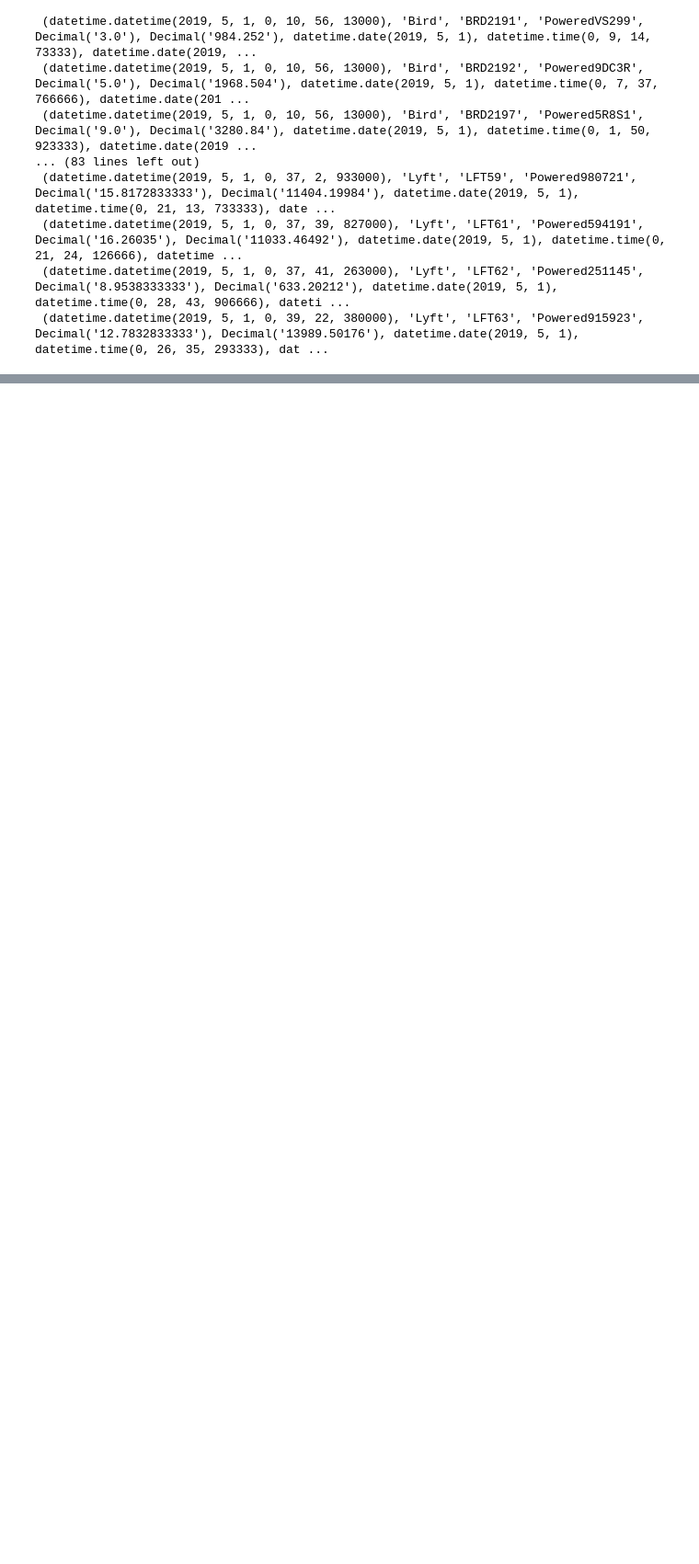
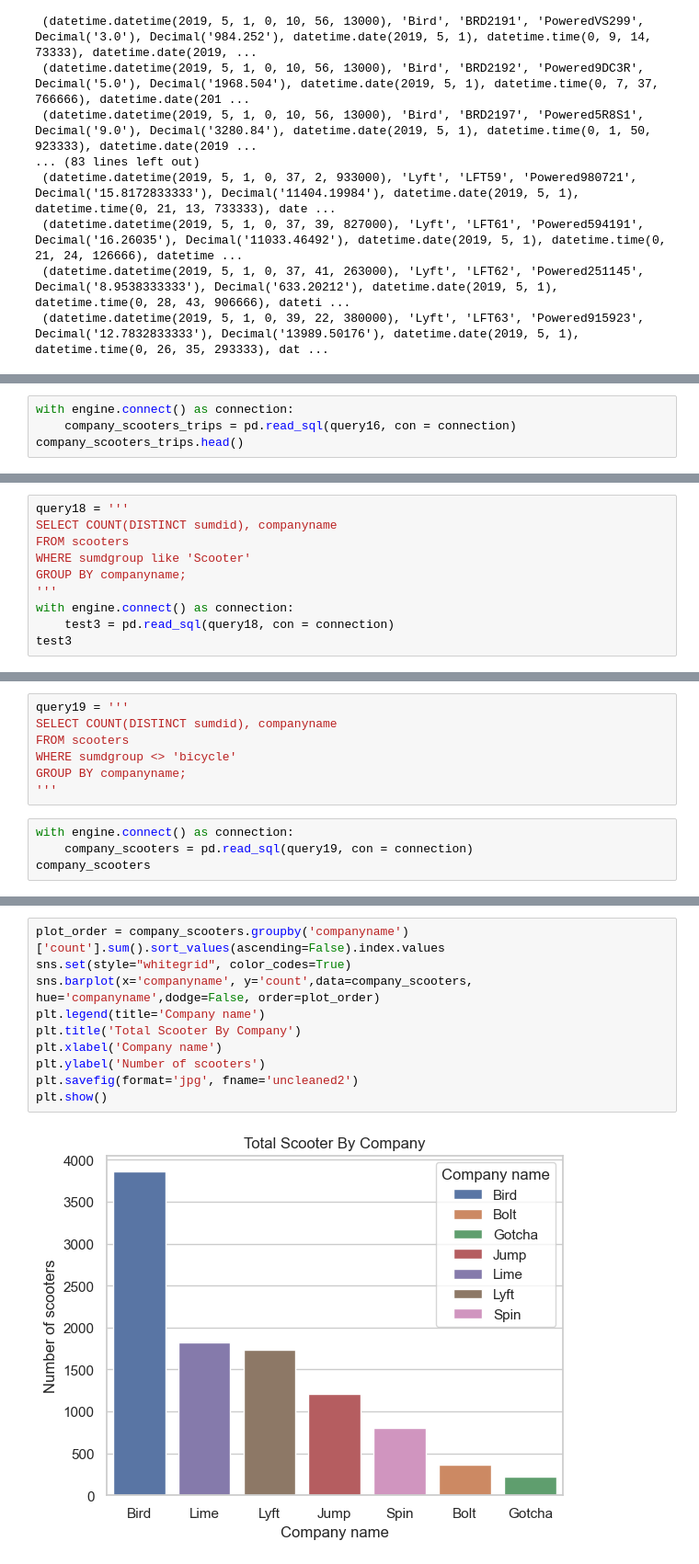
Before and after one commit to NSS-Data-Analytics-Cohort-10/scooters-group-6, a Jupyter notebook: notebooks/sqlalchemy.ipynb, the cells around one changed output, grey strips where cells are left out. Shown at 92% size. Cells and saved outputs as stored; diff of their text form; blank space fills up the shorter version.

Commit message:
graph

```diff
--- a/notebooks/sqlalchemy.ipynb
+++ b/notebooks/sqlalchemy.ipynb
@@ -220,0 +154,4 @@ Name: count, dtype: int64
+# %%
+with engine.connect() as connection:
+    company_scooters_trips = pd.read_sql(query16, con = connection)
+company_scooters_trips.head()
@@ -220,0 +165,10 @@ Name: count, dtype: int64
+# %%
+query18 = '''
+SELECT COUNT(DISTINCT sumdid), companyname
+FROM scooters
+WHERE sumdgroup like 'Scooter'
+GROUP BY companyname;
+'''
+with engine.connect() as connection:
+    test3 = pd.read_sql(query18, con = connection)
+test3
@@ -220,0 +180,11 @@ Name: count, dtype: int64
+# %%
+query19 = '''
+SELECT COUNT(DISTINCT sumdid), companyname
+FROM scooters
+WHERE sumdgroup <> 'bicycle'
+GROUP BY companyname;
+'''
+# %%
+with engine.connect() as connection:
+    company_scooters = pd.read_sql(query19, con = connection)
+company_scooters
@@ -220,0 +253,12 @@ Name: count, dtype: int64
+# %%
+plot_order = company_scooters.groupby('companyname')['count'].sum().sort_values(ascending=False).index.values
+sns.set(style="whitegrid", color_codes=True)
+sns.barplot(x='companyname', y='count',data=company_scooters, hue='companyname',dodge=False, order=plot_order)
+plt.legend(title='Company name')
+plt.title('Total Scooter By Company')
+plt.xlabel('Company name')
+plt.ylabel('Number of scooters')
+plt.savefig(format='jpg', fname='uncleaned2')
+plt.show()
+# %% [output]
+[figure, added]
```
Also changed, not shown: parts of 47 cells of this notebook.
